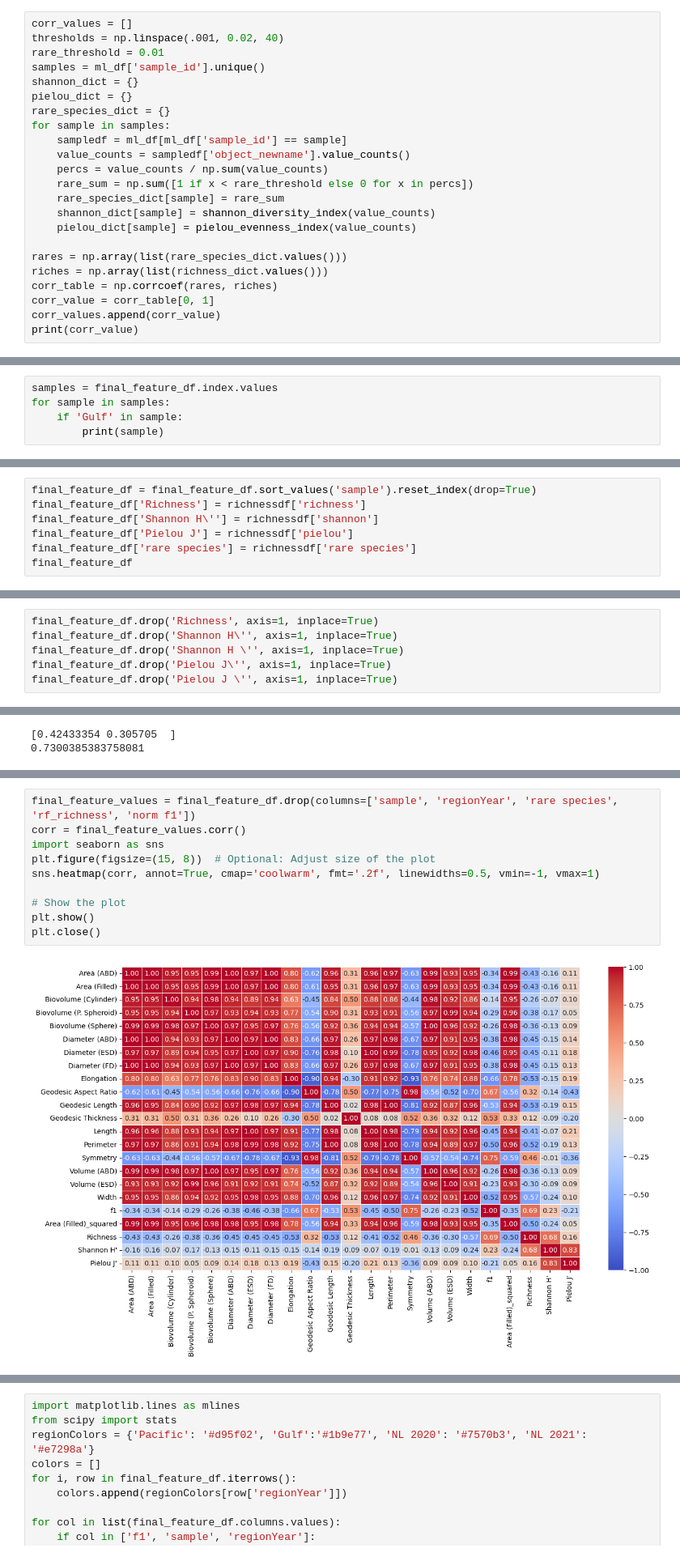
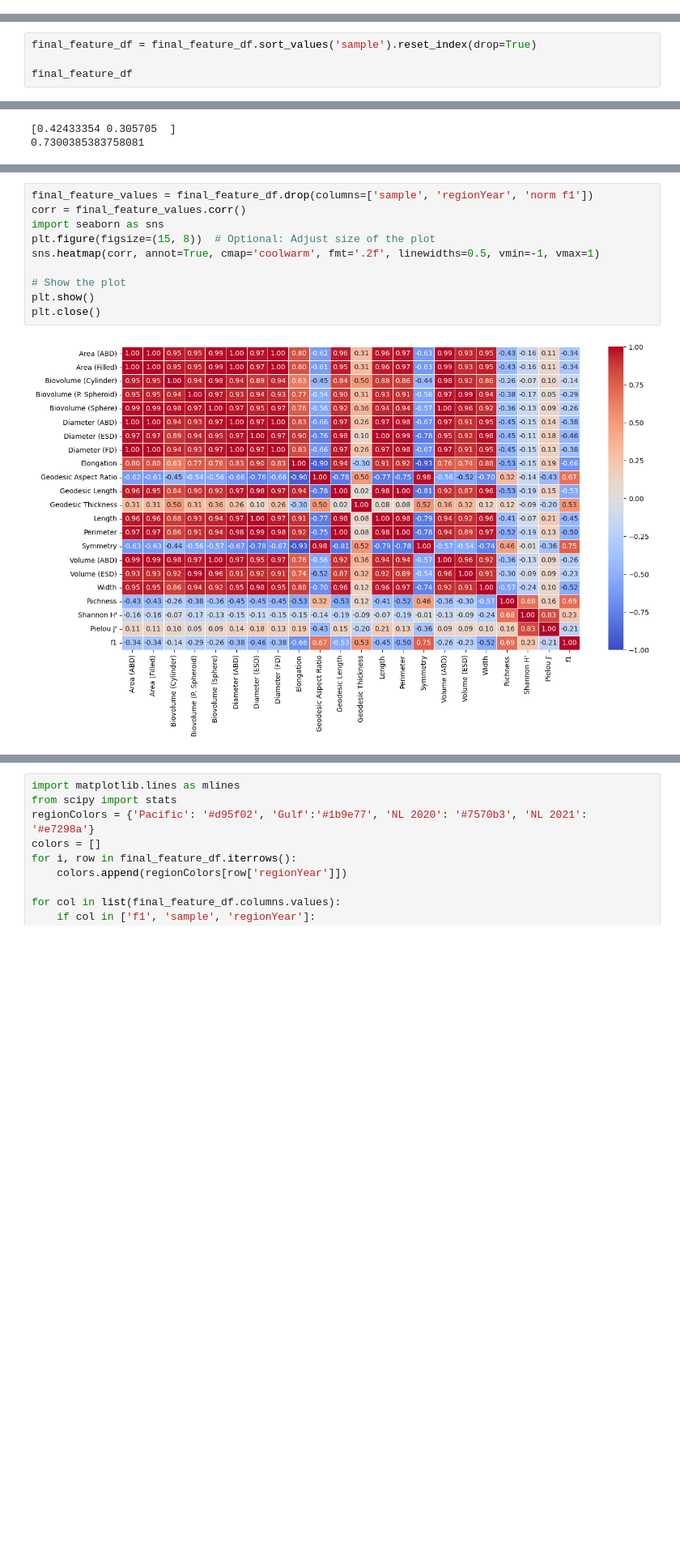
Before and after one commit to AnaisLacoursiereRoussel/AMP_code, a Jupyter notebook: CreatureFeatures.ipynb, the cells around one changed output, grey strips where cells are left out. Shown at 81% size. Drawn from its saved outputs; the diff is of its cells as text; blank space fills up the shorter version.

```diff
--- a/CreatureFeatures.ipynb
+++ b/CreatureFeatures.ipynb
@@ -602,26 +559,3 @@ for sample in samples:
     sampledf = ml_df[ml_df['sample_id'] == sample]
     richness = len(sampledf['object_newname'].unique())
     richness_dict[sample] = richness
-# %%
-corr_values = []
-thresholds = np.linspace(.001, 0.02, 40)
-rare_threshold = 0.01
-samples = ml_df['sample_id'].unique()
-shannon_dict = {}
-pielou_dict = {}
-rare_species_dict = {}
-for sample in samples:
-    sampledf = ml_df[ml_df['sample_id'] == sample]
-    value_counts = sampledf['object_newname'].value_counts()
-    percs = value_counts / np.sum(value_counts)
-    rare_sum = np.sum([1 if x < rare_threshold else 0 for x in percs])
-    rare_species_dict[sample] = rare_sum
-    shannon_dict[sample] = shannon_diversity_index(value_counts)
-    pielou_dict[sample] = pielou_evenness_index(value_counts)
-
-rares = np.array(list(rare_species_dict.values()))
-riches = np.array(list(richness_dict.values()))
-corr_table = np.corrcoef(rares, riches)
-corr_value = corr_table[0, 1]
-corr_values.append(corr_value)
-print(corr_value)
@@ -776,8 +698,3 @@ AMMP_Gulf_StPeters_3B_20200903_250UM
 AMMP_Gulf_StPeters_3_20200903HT_250UM
 AMMP_Gulf_StPeters_3_20200903LT_250UM
 AMMP_Gulf_StPeters_3_20200904HT_250UM
-# %%
-samples = final_feature_df.index.values
-for sample in samples:
-    if 'Gulf' in sample:
-        print(sample)
@@ -823,9 +716,6 @@ richnessdf
 # %%
 final_feature_df = final_feature_df.sort_values('sample').reset_index(drop=True)
-final_feature_df['Richness'] = richnessdf['richness']
-final_feature_df['Shannon H\''] = richnessdf['shannon']
-final_feature_df['Pielou J'] = richnessdf['pielou']
-final_feature_df['rare species'] = richnessdf['rare species']
+
 final_feature_df
 # %% [output]
 |  | sample | regionYear | Area (ABD) | Area (Filled) | Biovolume (Cylinder) | Biovolume (P. Spheroid) | ... |
@@ -862,9 +751,3 @@ array(['sample', 'regionYear', 'Area (ABD)', 'Area (Filled)',
-# %%
-final_feature_df.drop('Richness', axis=1, inplace=True)
-final_feature_df.drop('Shannon H\'', axis=1, inplace=True)
-final_feature_df.drop('Shannon H \'', axis=1, inplace=True)
-final_feature_df.drop('Pielou J\'', axis=1, inplace=True)
-final_feature_df.drop('Pielou J \'', axis=1, inplace=True)
 # %%
 
 for i, row in final_feature_df.iterrows():
@@ -1254,12 +1040,12 @@ final_feature_df
 # %%
-final_feature_values = final_feature_df.drop(columns=['sample', 'regionYear', 'rare species', 'rf_richness', 'norm f1'])
+final_feature_values = final_feature_df.drop(columns=['sample', 'regionYear', 'norm f1'])
 corr = final_feature_values.corr()
 import seaborn as sns
 plt.figure(figsize=(15, 8))  # Optional: Adjust size of the plot
 sns.heatmap(corr, annot=True, cmap='coolwarm', fmt='.2f', linewidths=0.5, vmin=-1, vmax=1)
 
 # Show the plot
 plt.show()
 plt.close()
 # %% [output]
-[figure, old version]
+[figure, new version]
```
Also changed, not shown: parts of 30 cells of this notebook, 3 other files.
